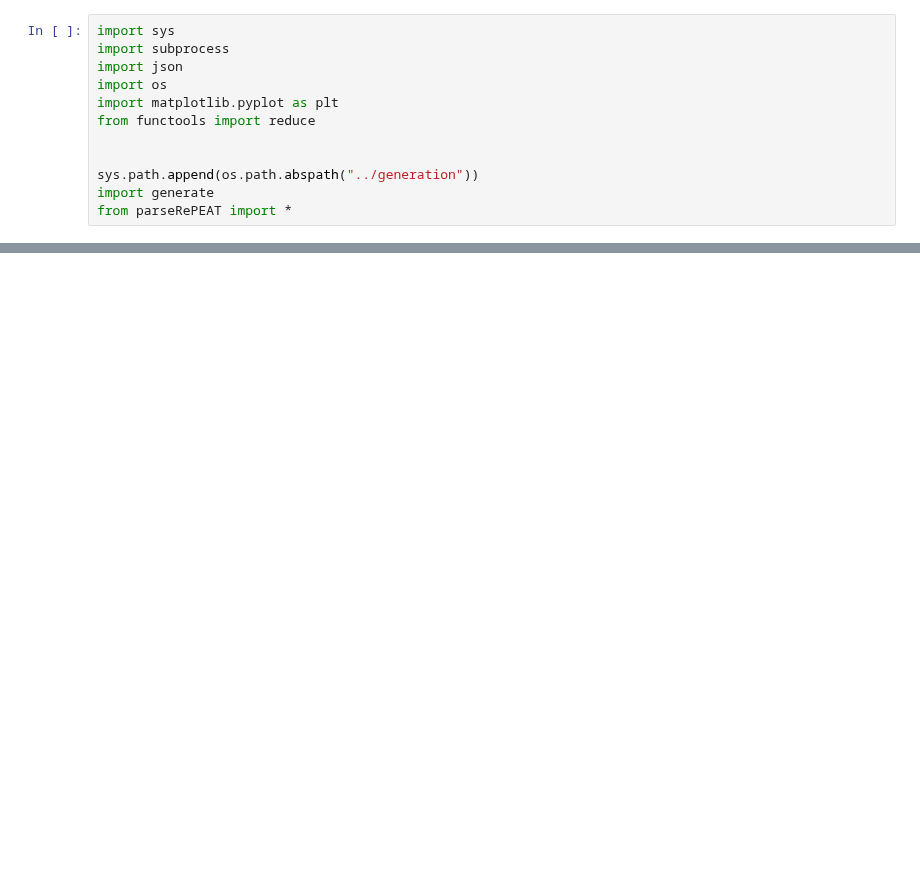
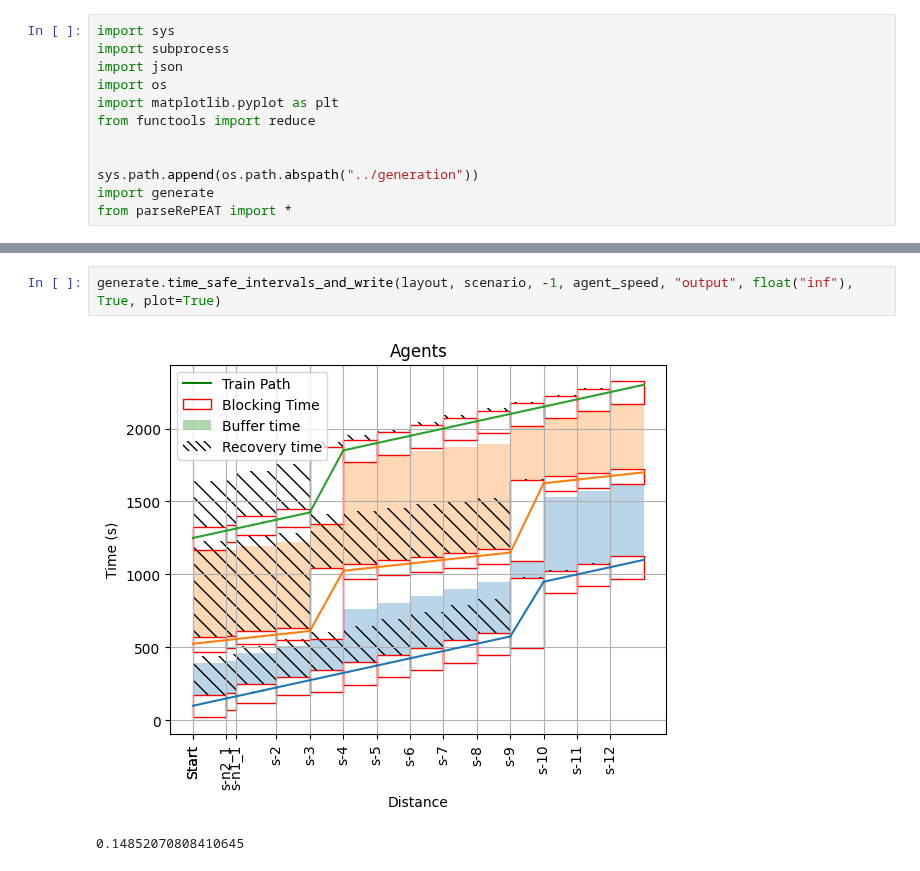
Before and after one commit to GoodGuyMe/delay-replanning-slack, a Jupyter notebook: experiments/blocking_experiments.ipynb, the cells around one changed output, grey strips where cells are left out. Cells and saved outputs as stored; diff of their text form; blank space fills up the shorter version.

```diff
--- a/experiments/blocking_experiments.ipynb
+++ b/experiments/blocking_experiments.ipynb
@@ -161,0 +125,5 @@ cats: [('-inf', '0', '450', '450'), ('0', '45', '450', '495'), ('45', '58.3333',
+# %%
+generate.time_safe_intervals_and_write(layout, scenario, -1, agent_speed, "output", float("inf"), True, plot=True)
+# %% [output]
+[figure, added]
+0.14852070808410645
```
Also changed, not shown: parts of 2 cells of this notebook, 6 other files.
